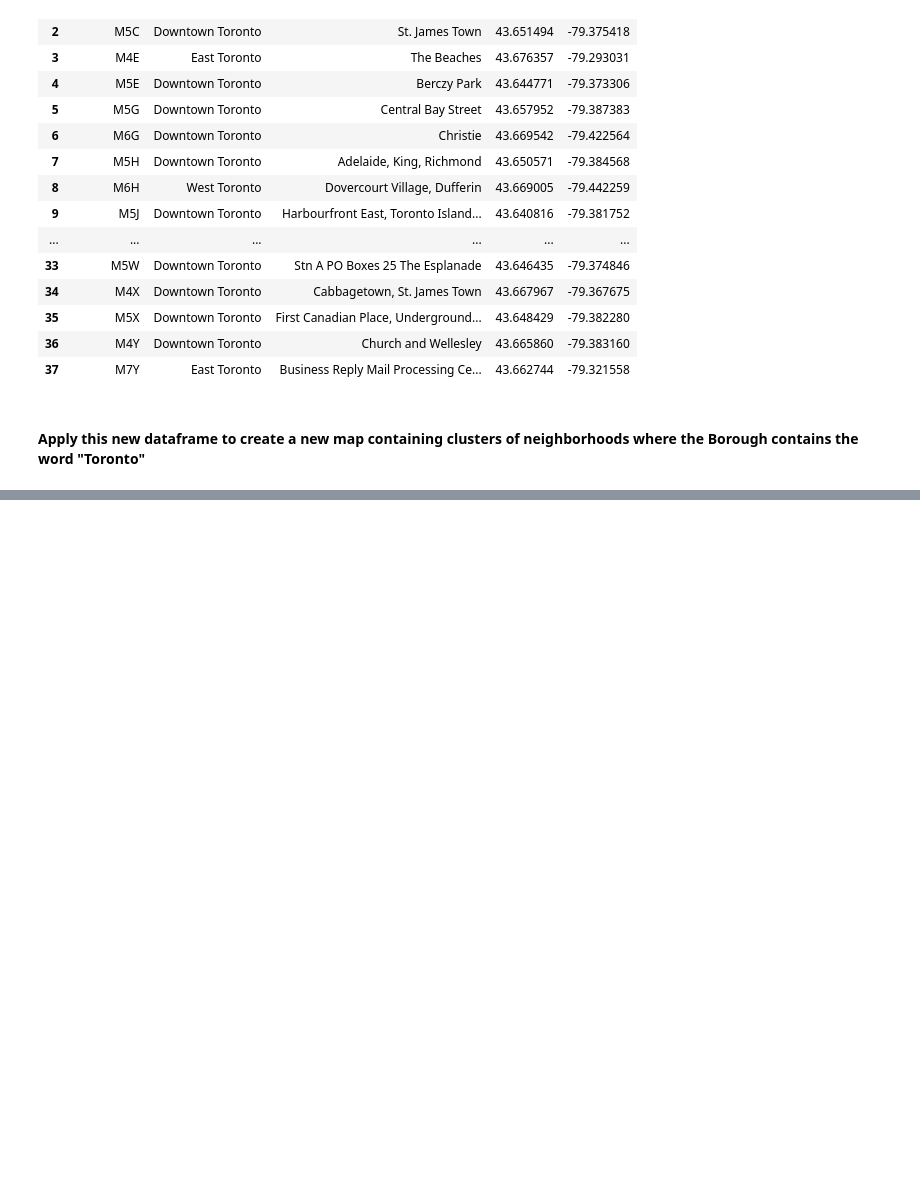
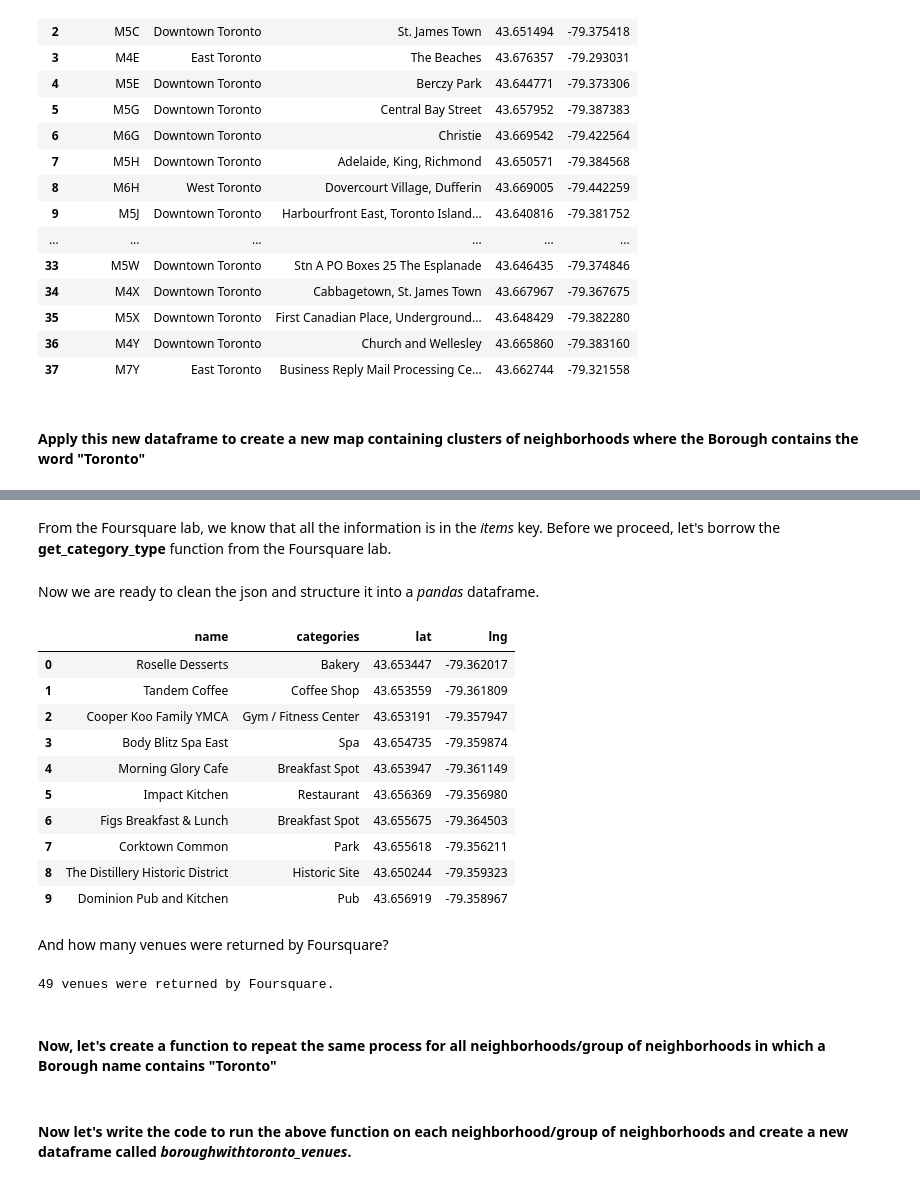
Before and after one commit to rlwalker927/Coursera_Capstone, a Jupyter notebook: Segmenting & Clustering Toronto Neighborhoods.ipynb, the cells around one changed output, grey strips where cells are left out. Saved outputs shown, nothing was run; the diff lists cells and outputs as text; code cells hidden in the pictures; blank space fills up the shorter version.

```diff
--- a/Segmenting & Clustering Toronto Neighborhoods.ipynb
+++ b/Segmenting & Clustering Toronto Neighborhoods.ipynb
@@ -298,0 +317,9 @@ map_toronto_boroughwithtoronto
+# %%
+neighborhood_latitude = boroughwithtoronto_data.loc[0, 'Latitude'] # neighborhood latitude value
+neighborhood_longitude = boroughwithtoronto_data.loc[0, 'Longitude'] # neighborhood longitude value
+
+neighborhood_name = boroughwithtoronto_data.loc[0, 'Neighborhood'] # neighborhood name
+
+print('Latitude and longitude values of {} are {}, {}.'.format(neighborhood_name,
+                                                               neighborhood_latitude,
+                                                               neighborhood_longitude))
@@ -298,0 +372,2 @@ map_toronto_boroughwithtoronto
+# %% [markdown]
+From the Foursquare lab, we know that all the information is in the *items* key. Before we proceed, let's borrow the **get_category_type** function from the Foursquare lab.
@@ -298,0 +386,38 @@ map_toronto_boroughwithtoronto
+# %% [markdown]
+Now we are ready to clean the json and structure it into a *pandas* dataframe.
+# %%
+venues = results['response']['groups'][0]['items']
+
+nearby_venues = json_normalize(venues) # flatten JSON
+
+# filter columns
+filtered_columns = ['venue.name', 'venue.categories', 'venue.location.lat', 'venue.location.lng']
+nearby_venues =nearby_venues.loc[:, filtered_columns]
+
+# filter the category for each row
+nearby_venues['venue.categories'] = nearby_venues.apply(get_category_type, axis=1)
+
+# clean columns
+nearby_venues.columns = [col.split(".")[-1] for col in nearby_venues.columns]
+
+nearby_venues.head(10)
+# %% [output]
+|  | name | categories | lat | lng |
+| 0 | Roselle Desserts | Bakery | 43.653447 | -79.362017 |
+| 1 | Tandem Coffee | Coffee Shop | 43.653559 | -79.361809 |
+| 2 | Cooper Koo Family YMCA | Gym / Fitness Center | 43.653191 | -79.357947 |
+| 3 | Body Blitz Spa East | Spa | 43.654735 | -79.359874 |
+| 4 | Morning Glory Cafe | Breakfast Spot | 43.653947 | -79.361149 |
+| 5 | Impact Kitchen | Restaurant | 43.656369 | -79.356980 |
+| 6 | Figs Breakfast & Lunch | Breakfast Spot | 43.655675 | -79.364503 |
+| 7 | Corktown Common | Park | 43.655618 | -79.356211 |
+| 8 | The Distillery Historic District | Historic Site | 43.650244 | -79.359323 |
+| 9 | Dominion Pub and Kitchen | Pub | 43.656919 | -79.358967 |
+# %% [markdown]
+And how many venues were returned by Foursquare?
+# %%
+print('{} venues were returned by Foursquare.'.format(nearby_venues.shape[0]))
+# %% [output]
+49 venues were returned by Foursquare.
+# %% [markdown]
+#### Now, let's create a function to repeat the same process for all neighborhoods/group of neighborhoods in which a Borough name contains "Toronto"
@@ -298,0 +464,2 @@ map_toronto_boroughwithtoronto
+# %% [markdown]
+#### Now let's write the code to run the above function on each neighborhood/group of neighborhoods and create a new dataframe called *boroughwithtoronto_venues*.
```
Also changed, not shown: parts of 58 cells of this notebook.
